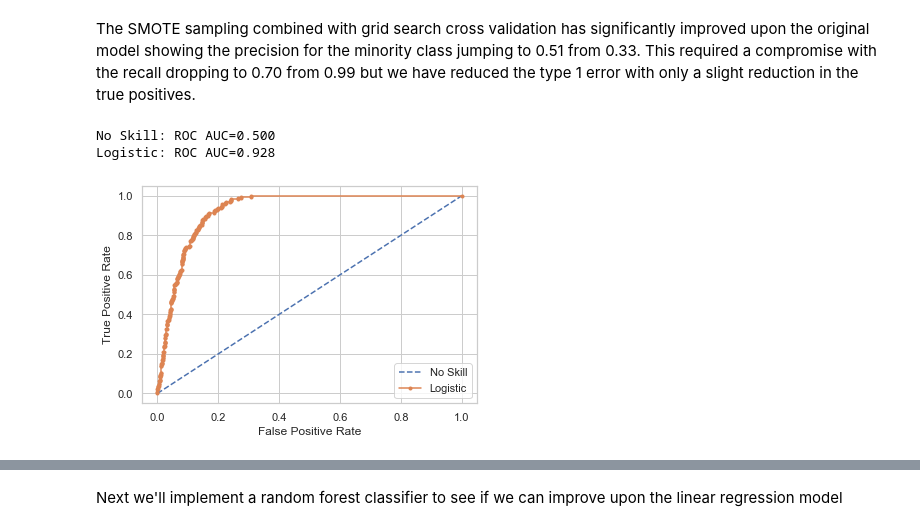
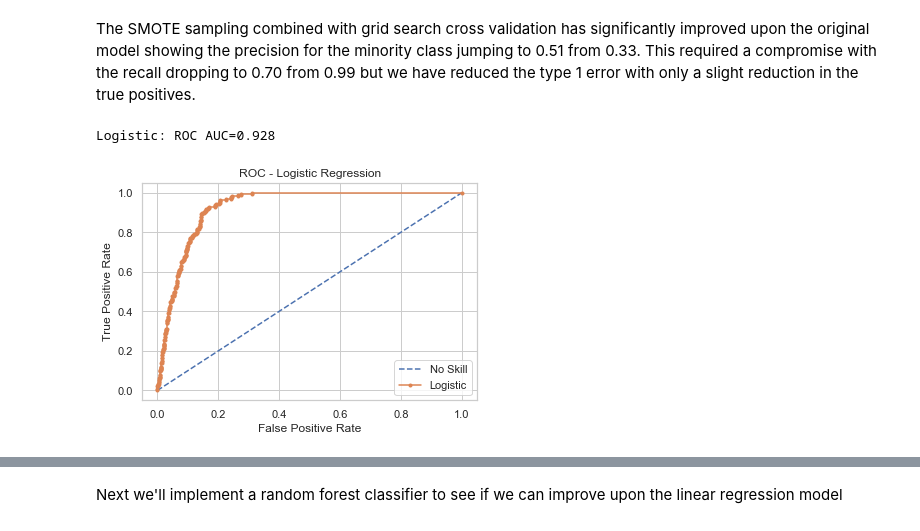
Before and after one commit to rjlussier/European_soccer_prediction, a Jupyter notebook: Soccer_Machine_Learning.ipynb, the cells around one changed output, grey strips where cells are left out. Cells and saved outputs as stored; diff of their text form; code cells hidden in the pictures.

```diff
--- a/Soccer_Machine_Learning.ipynb
+++ b/Soccer_Machine_Learning.ipynb
@@ -153,7 +168,7 @@ param_grid = dict(max_iter=max_iter, C=C)
 logreg = LogisticRegression()#solver='lbfgs')
 
 grid = GridSearchCV(estimator=logreg, param_grid=param_grid, cv = 5, n_jobs=-1)
-grid_result = grid.fit(X_train_samp, y_train_samp)
+grid_result = grid.fit(X_train, y_train)
 
 # Summarize results
 print("Best: %f using %s" % (grid_result.best_score_, grid_result.best_params_))
@@ -189,33 +226,32 @@ from sklearn.metrics import roc_auc_score
 # generate a no skill prediction (majority class)
 ns_probs = [0 for _ in range(len(y_test))]
 
 #set model to plot
 model = grid
 
 # predict probabilities
 probs = model.predict_proba(X_test)
 # keep probabilities for the positive outcome only
 probs = probs[:, 1]
 # calculate scores
 ns_auc = roc_auc_score(y_test, ns_probs)
 auc = roc_auc_score(y_test, probs)
 # summarize scores
-print('No Skill: ROC AUC=%.3f' % (ns_auc))
 print('Logistic: ROC AUC=%.3f' % (auc))
 # calculate roc curves
 ns_fpr, ns_tpr, _ = roc_curve(y_test, ns_probs)
 fpr, tpr, _ = roc_curve(y_test, probs)
 # plot the roc curve for the model
 plt.plot(ns_fpr, ns_tpr, linestyle='--', label='No Skill')
 plt.plot(fpr, tpr, marker='.', label='Logistic')
 # axis labels
+plt.title('ROC - Logistic Regression')
 plt.xlabel('False Positive Rate')
 plt.ylabel('True Positive Rate')
 # show the legend
 plt.legend()
 # show the plot
 plt.show()
 # %% [output]
-No Skill: ROC AUC=0.500
 Logistic: ROC AUC=0.928
-[figure, old version]
+[figure, new version]
```
Also changed, not shown: parts of 16 cells of this notebook.
